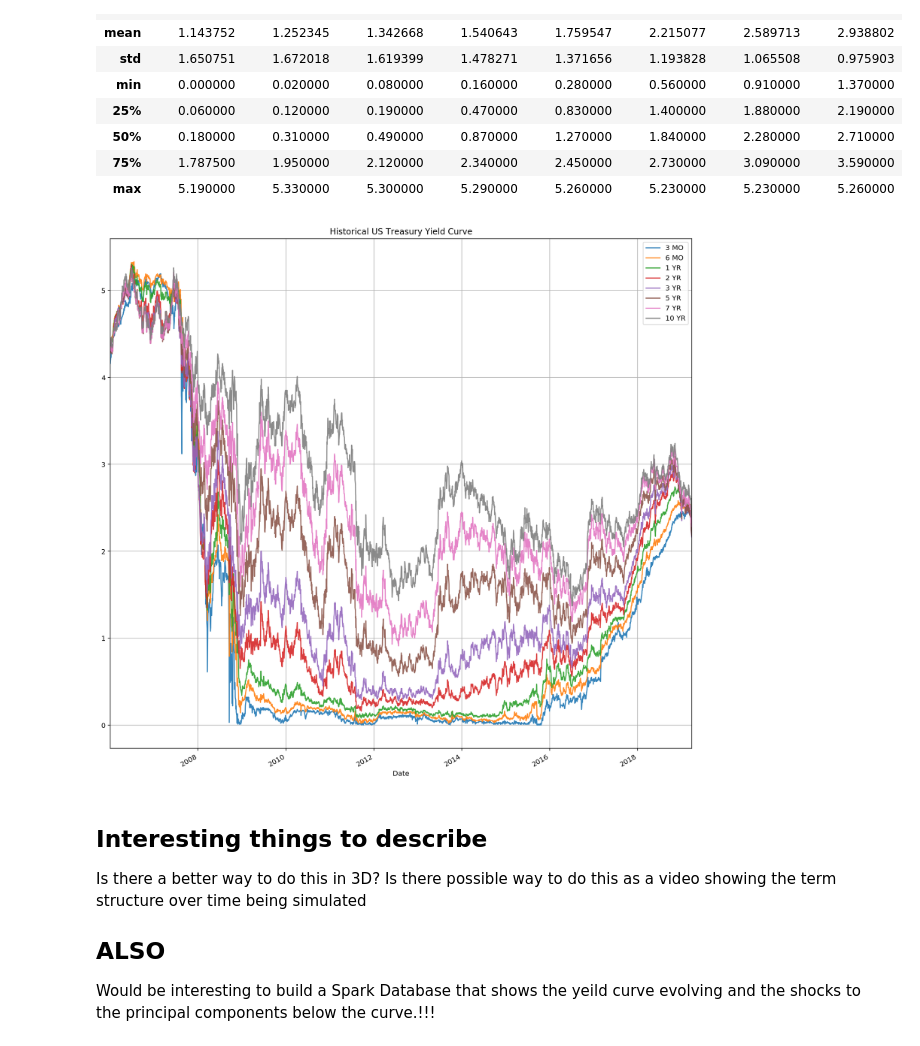
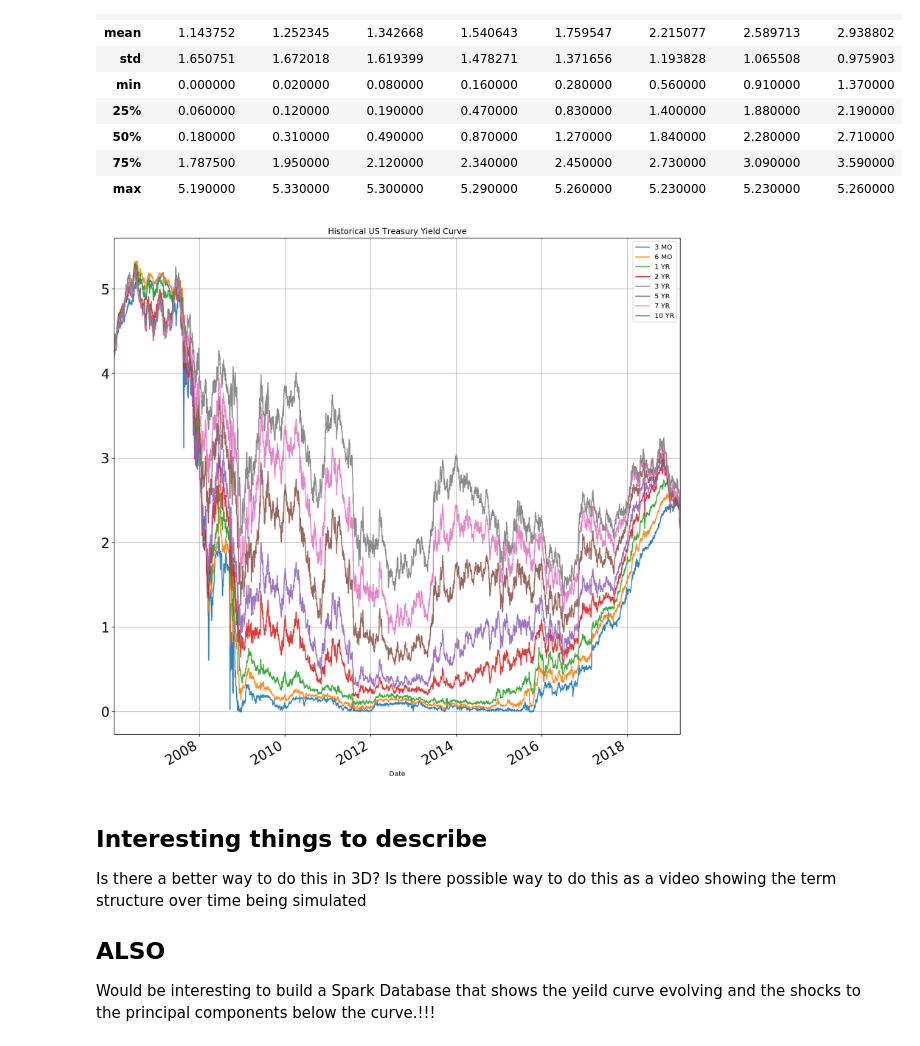
Before and after one commit to davidjsmith44/NLP-Fed-Speeches, a Jupyter notebook: src/rate_data_test.ipynb, the cells around one changed output. Drawn from its saved outputs; the diff is of its cells as text; code cells hidden in the pictures.

```diff
--- a/src/rate_data_test.ipynb
+++ b/src/rate_data_test.ipynb
@@ -143,10 +143,10 @@ X.describe()
 | 75% | 1.787500 | 1.950000 | 2.120000 | 2.340000 | 2.450000 | 2.730000 | 3.090000 | 3.590000 |
 | max | 5.190000 | 5.330000 | 5.300000 | 5.290000 | 5.260000 | 5.230000 | 5.230000 | 5.260000 |
 # %%
-X.plot(figsize=(15,15), title = 'Historical US Treasury Yield Curve', grid=True, alpha=0.9)
+X.plot(figsize=(15,15), title = 'Historical US Treasury Yield Curve', fontsize=20, grid=True, alpha=0.9)
 plt.savefig('Historical_UST_Yield_Curve.png')
 # %% [output]
-[figure, old version]
+[figure, new version]
 # %% [markdown]
 ## Interesting things to describe
 Is there a better way to do this in 3D?
```
Also changed, not shown: parts of 10 cells of this notebook, 3 other files.
